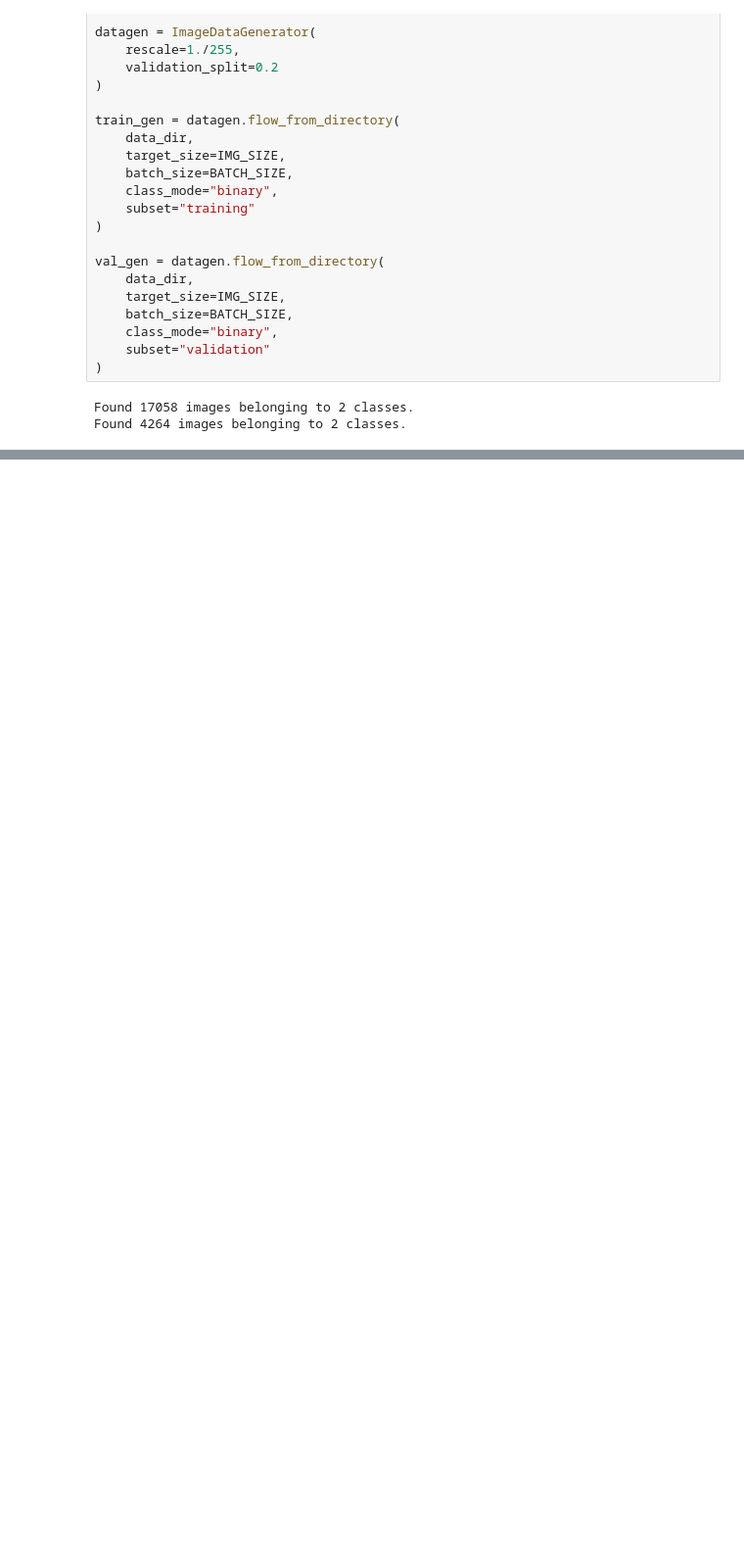
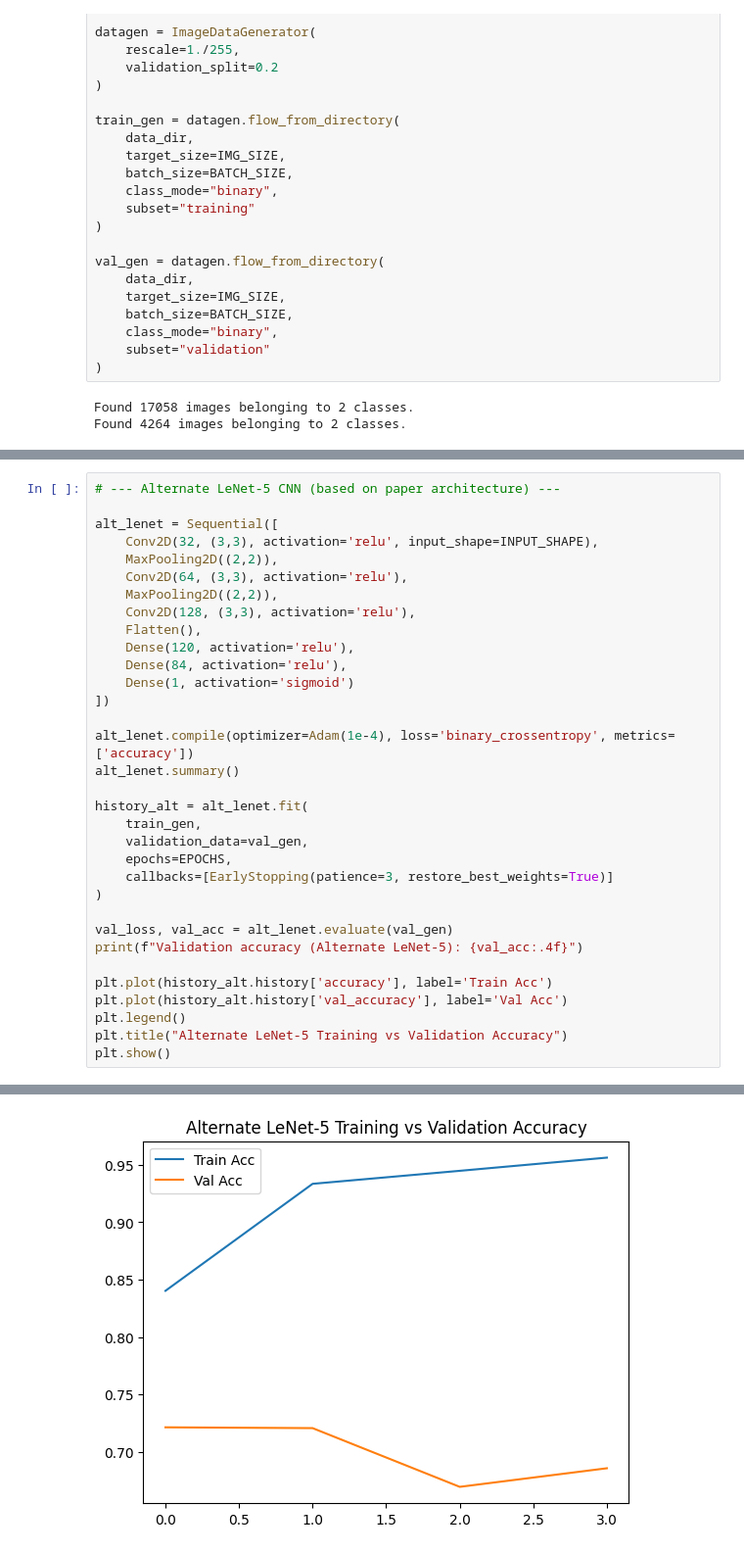
Before and after one commit to Manas2006/project2, a Jupyter notebook: notebooks/Project02_Notebook.ipynb, the cells around one changed output, grey strips where cells are left out. Shown at 98% size. Cells and saved outputs as stored; diff of their text form; blank space fills up the shorter version.

```diff
--- a/notebooks/Project02_Notebook.ipynb
+++ b/notebooks/Project02_Notebook.ipynb
@@ -86,0 +206,34 @@ plt.show()
+# %%
+# --- Alternate LeNet-5 CNN (based on paper architecture) ---
+
+alt_lenet = Sequential([
+    Conv2D(32, (3,3), activation='relu', input_shape=INPUT_SHAPE),
+    MaxPooling2D((2,2)),
+    Conv2D(64, (3,3), activation='relu'),
+    MaxPooling2D((2,2)),
+    Conv2D(128, (3,3), activation='relu'),
+    Flatten(),
+    Dense(120, activation='relu'),
+    Dense(84, activation='relu'),
+    Dense(1, activation='sigmoid')
+])
+
+alt_lenet.compile(optimizer=Adam(1e-4), loss='binary_crossentropy', metrics=['accuracy'])
+alt_lenet.summary()
+
+history_alt = alt_lenet.fit(
+    train_gen,
+    validation_data=val_gen,
+    epochs=EPOCHS,
+    callbacks=[EarlyStopping(patience=3, restore_best_weights=True)]
+)
+
+val_loss, val_acc = alt_lenet.evaluate(val_gen)
+print(f"Validation accuracy (Alternate LeNet-5): {val_acc:.4f}")
+
+plt.plot(history_alt.history['accuracy'], label='Train Acc')
+plt.plot(history_alt.history['val_accuracy'], label='Val Acc')
+plt.legend()
+plt.title("Alternate LeNet-5 Training vs Validation Accuracy")
+plt.show()
+# %% [output]
@@ -86,0 +257 @@ plt.show()
+[figure, added]
```
Also changed, not shown: parts of 14 cells of this notebook, 3 other files.
